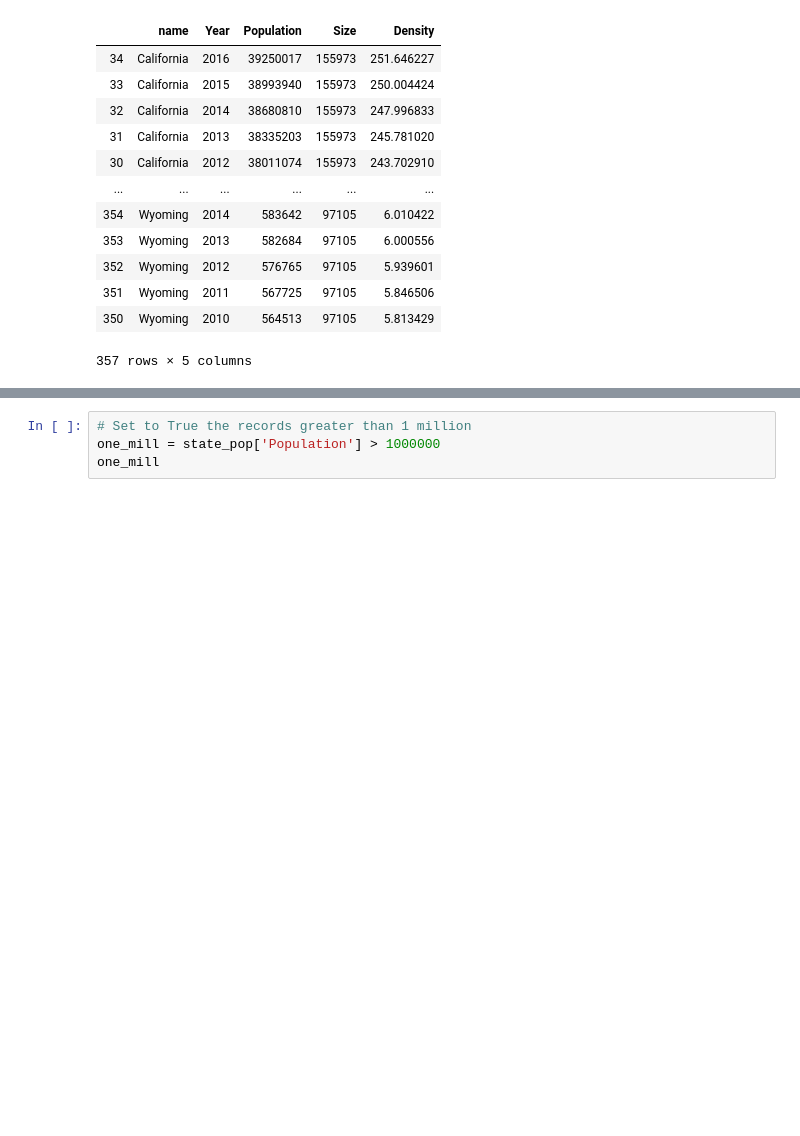
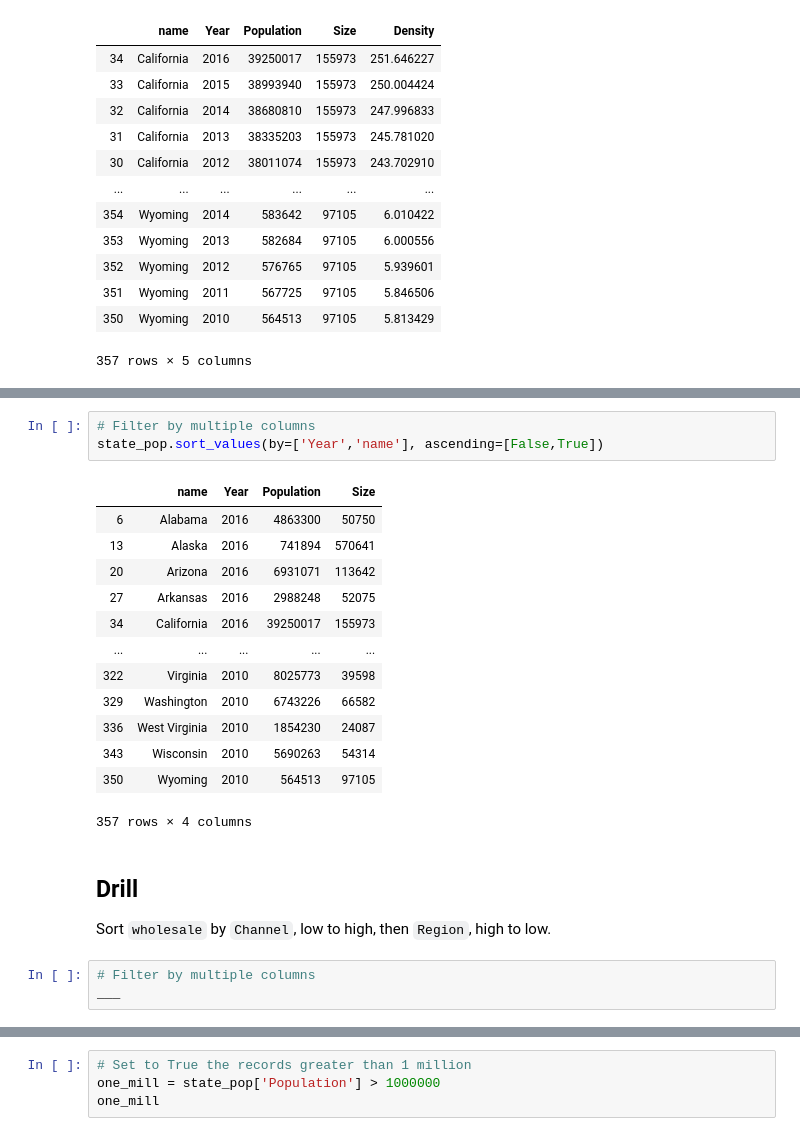
Before and after one commit to stringfestdata/olt-python-for-excel-users, a Jupyter notebook: 3-python-for-data-analysis/python-for-data-analysis.ipynb, the cells around one changed output, grey strips where cells are left out. Cells and saved outputs as stored; diff of their text form; blank space fills up the shorter version.

```diff
--- a/3-python-for-data-analysis/python-for-data-analysis.ipynb
+++ b/3-python-for-data-analysis/python-for-data-analysis.ipynb
@@ -235,3 +266,27 @@ state_pop.sort_values(by=['Population'], ascending=False)
+# %%
+# Filter by multiple columns
+state_pop.sort_values(by=['Year','name'], ascending=[False,True])
+# %% [output]
+|  | name | Year | Population | Size |
+| 6 | Alabama | 2016 | 4863300 | 50750 |
+| 13 | Alaska | 2016 | 741894 | 570641 |
+| 20 | Arizona | 2016 | 6931071 | 113642 |
+| 27 | Arkansas | 2016 | 2988248 | 52075 |
+| 34 | California | 2016 | 39250017 | 155973 |
+| ... | ... | ... | ... | ... |
+| 322 | Virginia | 2010 | 8025773 | 39598 |
+| 329 | Washington | 2010 | 6743226 | 66582 |
+| 336 | West Virginia | 2010 | 1854230 | 24087 |
+| 343 | Wisconsin | 2010 | 5690263 | 54314 |
+| 350 | Wyoming | 2010 | 564513 | 97105 |
+357 rows × 4 columns
+# %% [markdown]
+## Drill
+
+Sort `wholesale` by `Channel`, low to high, then `Region`, high to low.
+# %%
+# Filter by multiple columns
+___
 # %% [markdown]
 ### Filtering a DataFrame
 
```
Also changed, not shown: parts of 42 cells of this notebook, 6 other files.
